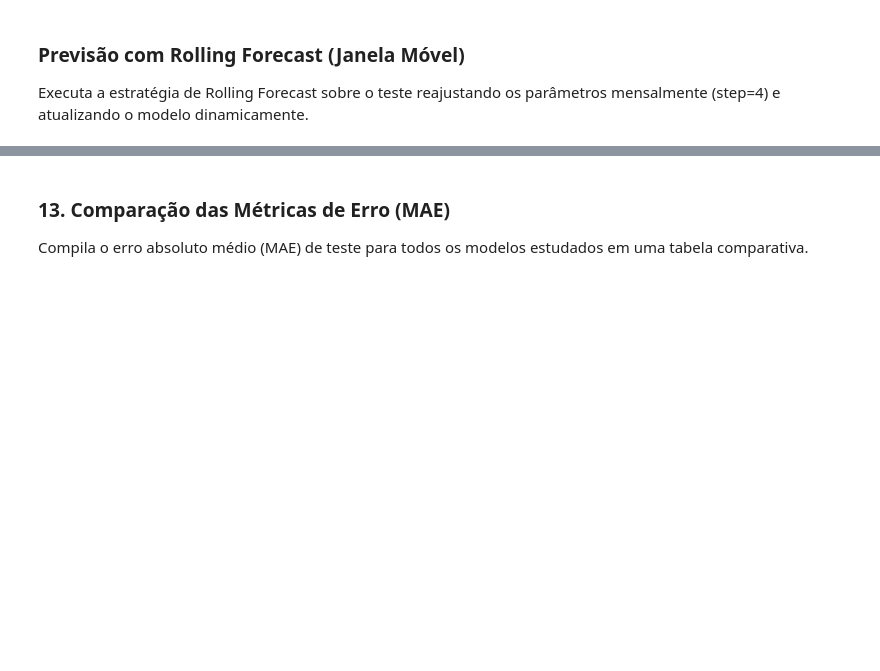
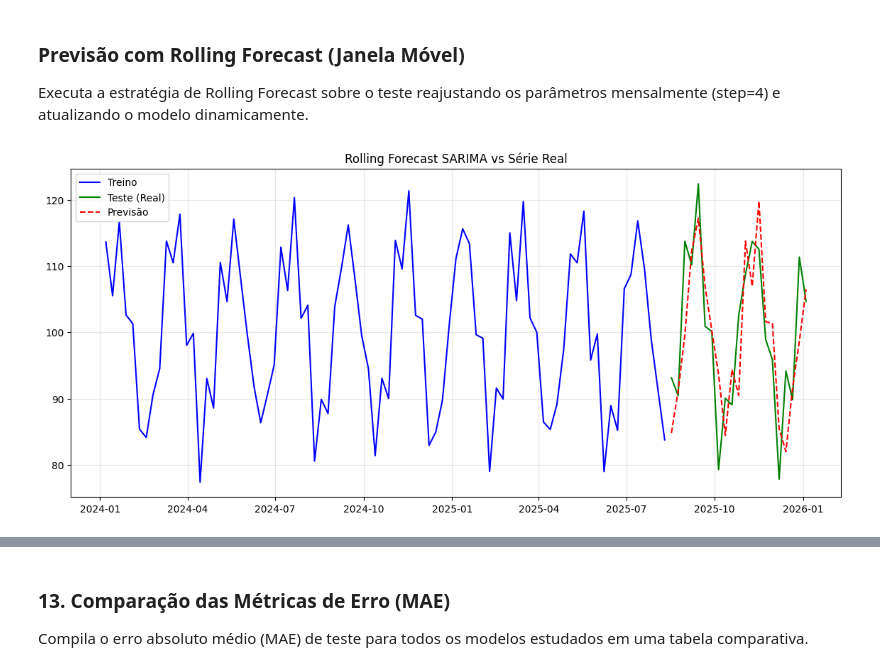
Before and after one commit to LeleNascimennto/sarima-model, a Jupyter notebook: pipeline.ipynb, the cells around one changed output, grey strips where cells are left out. Drawn from its saved outputs; the diff is of its cells as text; code cells hidden in the pictures; blank space fills up the shorter version.

```diff
--- a/pipeline.ipynb
+++ b/pipeline.ipynb
@@ -507,10 +636,12 @@ Executa a estratégia de Rolling Forecast sobre o teste reajustando os parâmetr
 # %%
 previsoes_rolling = rolling_forecast_sarima(
     df_weekly[COLUNA_VALOR],
     split_index=train_size,
     order=melhor_ordem,
     seasonal_order=melhor_seasonal,
     step=4
 )
 
-plota_previsoes(treino, teste, previsoes_rolling, titulo="Rolling Forecast SARIMA vs S&P 500 Real")
+plota_previsoes(treino, teste, previsoes_rolling, titulo="Rolling Forecast SARIMA vs Série Real")
+# %% [output]
+[figure, added]
```
Also changed, not shown: parts of 21 cells of this notebook.
